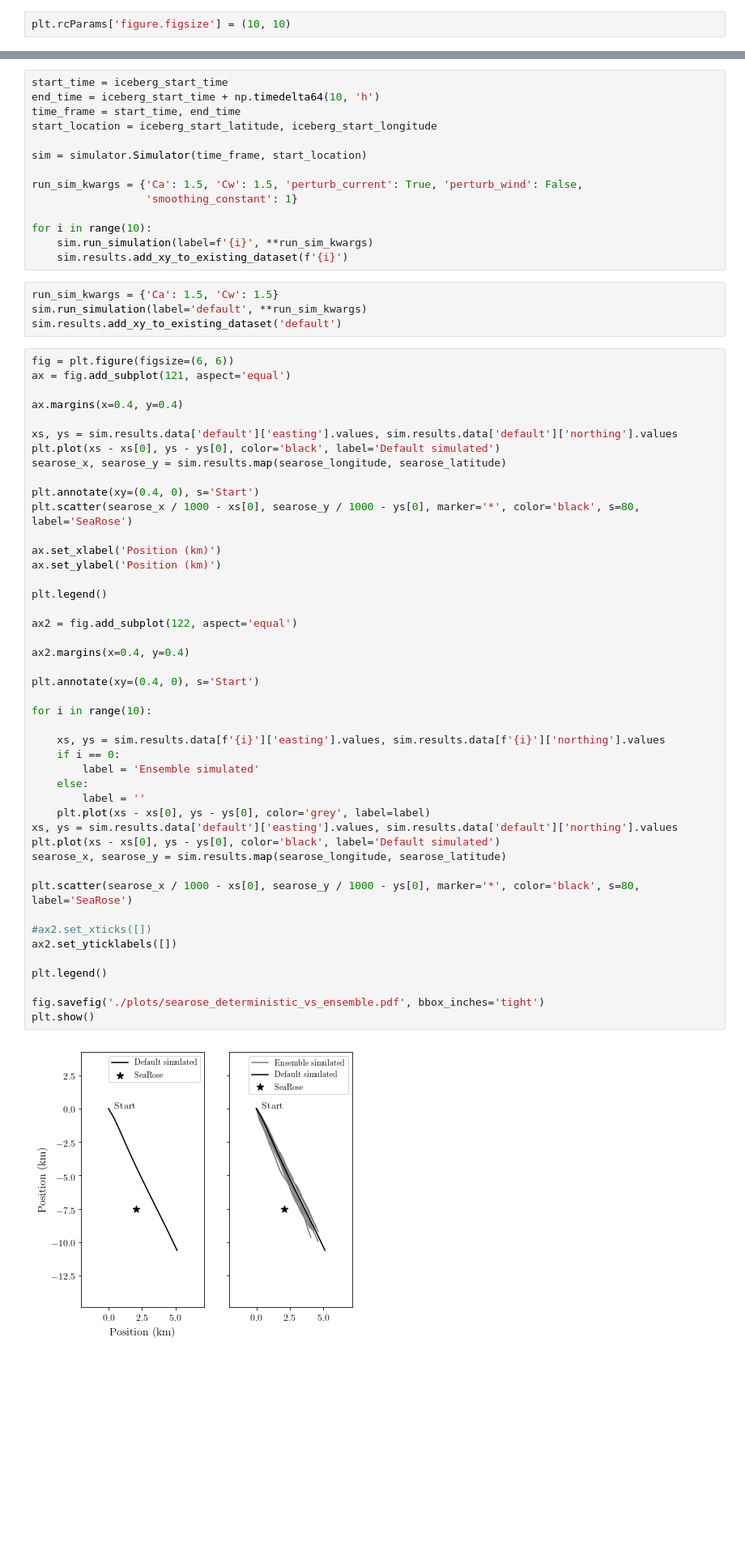
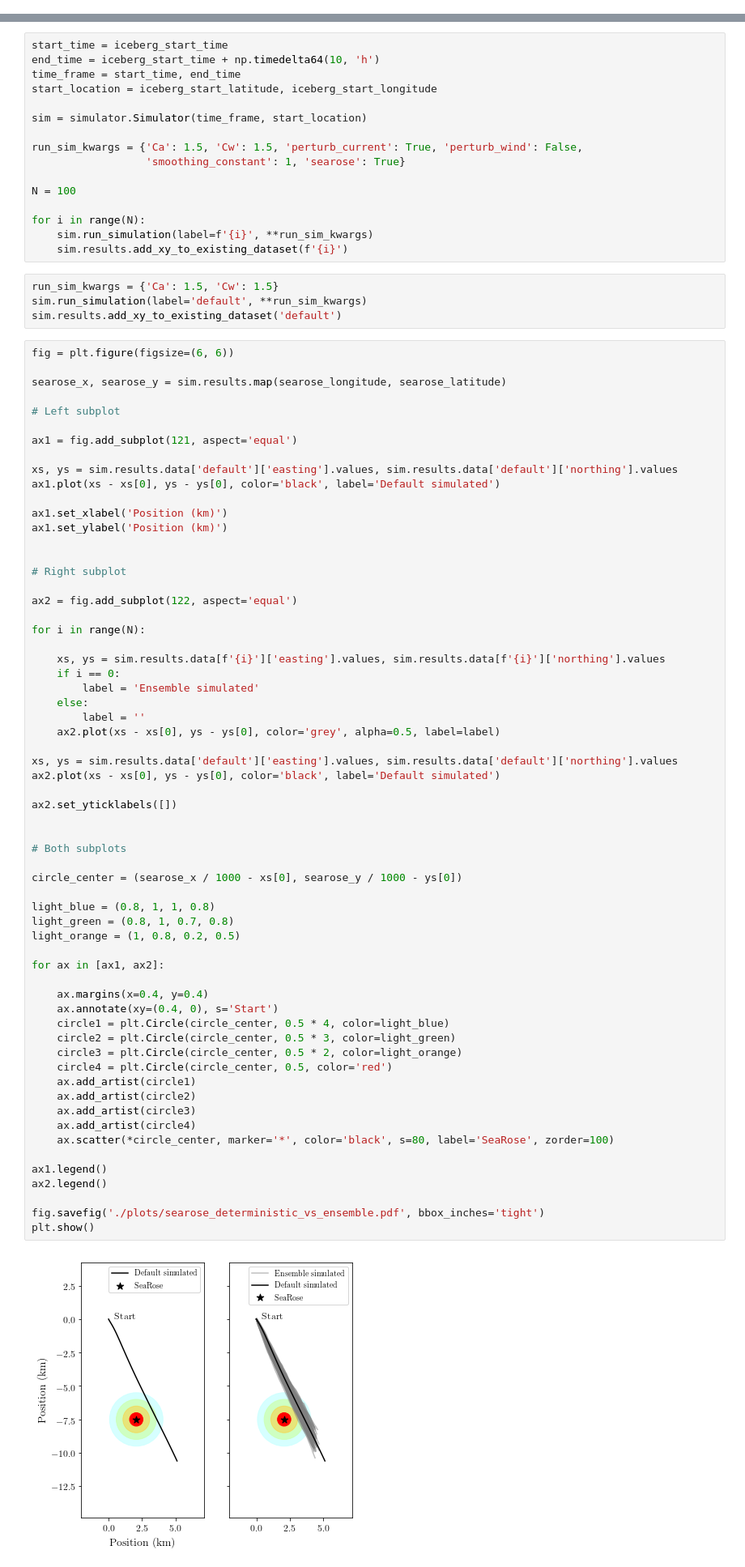
Before and after one commit to jmunroe/IceDEF, a Jupyter notebook: notebooks/searose_ice_incursion_incident.ipynb, the cells around one changed output, grey strips where cells are left out. Shown at 81% size. Saved outputs shown, nothing was run; the diff lists cells and outputs as text; blank space fills up the shorter version.

Commit message:
added the circles from husky's EMP to the plot that compares the deterministic and ensemble approaches

```diff
--- a/notebooks/searose_ice_incursion_incident.ipynb
+++ b/notebooks/searose_ice_incursion_incident.ipynb
@@ -31,8 +31,6 @@ plt.rc('figure', titlesize=LARGE_SIZE)   # fontsize of the figure title
 
 rcParams['mathtext.fontset'] = 'stix'
 rcParams['font.family'] = 'STIXGeneral'
-# %%
-plt.rcParams['figure.figsize'] = (10, 10)
 # %% [markdown]
 ## March 29, 2017
 # %%
@@ -158,9 +147,11 @@ start_location = iceberg_start_latitude, iceberg_start_longitude
 sim = simulator.Simulator(time_frame, start_location)
 
 run_sim_kwargs = {'Ca': 1.5, 'Cw': 1.5, 'perturb_current': True, 'perturb_wind': False,
-                  'smoothing_constant': 1}
+                  'smoothing_constant': 1, 'searose': True}
 
-for i in range(10):
+N = 100
+
+for i in range(N):
     sim.run_simulation(label=f'{i}', **run_sim_kwargs)
     sim.results.add_xy_to_existing_dataset(f'{i}')
 # %%
@@ -169,51 +160,68 @@ sim.run_simulation(label='default', **run_sim_kwargs)
 sim.results.add_xy_to_existing_dataset('default')
 # %%
 fig = plt.figure(figsize=(6, 6))
-ax = fig.add_subplot(121, aspect='equal')
 
-ax.margins(x=0.4, y=0.4)
+searose_x, searose_y = sim.results.map(searose_longitude, searose_latitude)
+
+# Left subplot
+
+ax1 = fig.add_subplot(121, aspect='equal')
 
 xs, ys = sim.results.data['default']['easting'].values, sim.results.data['default']['northing'].values
-plt.plot(xs - xs[0], ys - ys[0], color='black', label='Default simulated')
-searose_x, searose_y = sim.results.map(searose_longitude, searose_latitude)
+ax1.plot(xs - xs[0], ys - ys[0], color='black', label='Default simulated')
 
-plt.annotate(xy=(0.4, 0), s='Start')
-plt.scatter(searose_x / 1000 - xs[0], searose_y / 1000 - ys[0], marker='*', color='black', s=80, label='SeaRose')
+ax1.set_xlabel('Position (km)')
+ax1.set_ylabel('Position (km)')
 
-ax.set_xlabel('Position (km)')
-ax.set_ylabel('Position (km)')
 
-plt.legend()
+# Right subplot
 
 ax2 = fig.add_subplot(122, aspect='equal')
 
-ax2.margins(x=0.4, y=0.4)
-
-plt.annotate(xy=(0.4, 0), s='Start')
-
-for i in range(10):
+for i in range(N):
 
     xs, ys = sim.results.data[f'{i}']['easting'].values, sim.results.data[f'{i}']['northing'].values
     if i == 0:
         label = 'Ensemble simulated'
     else:
         label = ''
-    plt.plot(xs - xs[0], ys - ys[0], color='grey', label=label)
+    ax2.plot(xs - xs[0], ys - ys[0], color='grey', alpha=0.5, label=label)
+
 xs, ys = sim.results.data['default']['easting'].values, sim.results.data['default']['northing'].values
-plt.plot(xs - xs[0], ys - ys[0], color='black', label='Default simulated')
-searose_x, searose_y = sim.results.map(searose_longitude, searose_latitude)
+ax2.plot(xs - xs[0], ys - ys[0], color='black', label='Default simulated')
 
-plt.scatter(searose_x / 1000 - xs[0], searose_y / 1000 - ys[0], marker='*', color='black', s=80, label='SeaRose')
-
-#ax2.set_xticks([])
 ax2.set_yticklabels([])
 
-plt.legend()
+
+# Both subplots
+
+circle_center = (searose_x / 1000 - xs[0], searose_y / 1000 - ys[0])
+
+light_blue = (0.8, 1, 1, 0.8)
+light_green = (0.8, 1, 0.7, 0.8)
+light_orange = (1, 0.8, 0.2, 0.5)
+
+for ax in [ax1, ax2]:
+
+    ax.margins(x=0.4, y=0.4)
+    ax.annotate(xy=(0.4, 0), s='Start')
+    circle1 = plt.Circle(circle_center, 0.5 * 4, color=light_blue)
+    circle2 = plt.Circle(circle_center, 0.5 * 3, color=light_green)
+    circle3 = plt.Circle(circle_center, 0.5 * 2, color=light_orange)
+    circle4 = plt.Circle(circle_center, 0.5, color='red')
+    ax.add_artist(circle1)
+    ax.add_artist(circle2)
+    ax.add_artist(circle3)
+    ax.add_artist(circle4)
+    ax.scatter(*circle_center, marker='*', color='black', s=80, label='SeaRose', zorder=100)
+
+ax1.legend()
+ax2.legend()
 
 fig.savefig('./plots/searose_deterministic_vs_ensemble.pdf', bbox_inches='tight')
 plt.show()
 # %% [output]
-[figure, old version]
+[figure, new version]
 # %%
 def plot_probabilistic_map(XYZ, xys, ref_xys=None, cbar_step=0.1):
 
```
Also changed, not shown: parts of 3 cells of this notebook.
